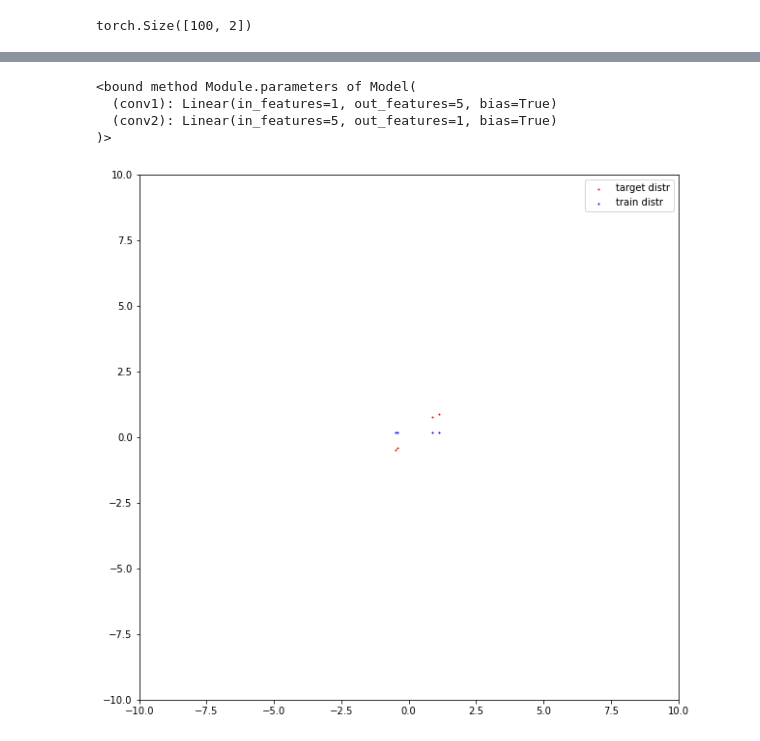
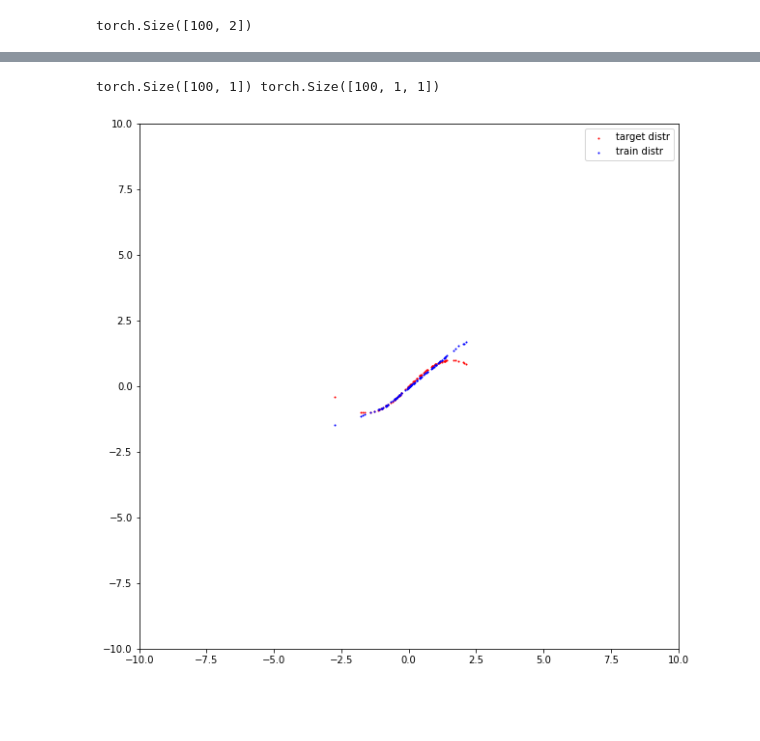
Before and after one commit to levhojoyan/Sirius2021, a Jupyter notebook: NeuralWithWeights.ipynb, the cells around one changed output, grey strips where cells are left out. Drawn from its saved outputs; the diff is of its cells as text; code cells hidden in the pictures; blank space fills up the shorter version.

```diff
--- a/NeuralWithWeights.ipynb
+++ b/NeuralWithWeights.ipynb
@@ -55,4 +55,4 @@ class RandomDataset(torch.utils.data.Dataset):
         return len(self.x)
 
     def __getitem__(self, idx):
-        return {'sample': torch.tensor(self.x[idx,:], dtype=torch.float), 'target': self.y[idx]}
+        return {'sample': torch.tensor(self.x[idx], dtype=torch.float), 'target': self.y[idx]}
@@ -60,0 +59,3 @@ our_dataset = RandomDataset(sample_2d[:, 0].unsqueeze(1), sample_2d[:, 1])
+# %%
+our_dataset = RandomDataset(x_s, f_s)
+print(sample_2d.shape, x_s.shape)
@@ -73,14 +76,16 @@ class Model(nn.Module):
     def __init__(self):
         super(Model, self).__init__()
         self.conv1 = nn.Linear(1, 5) # the simpliest
+        # self.conv1 = nn.Linear(5, 5) # the simpliest
         self.conv2 = nn.Linear(5, 1)
 
     def forward(self, x):
+      x = self.before_linear_mixture(x)
+      return self.conv2(x)
+
+    def before_linear_mixture(self, x):
       x = F.relu(self.conv1(x))
-      return self.conv2(x)
+      return x
-# %%
-def mse(y_true, y_pred):
-  return torch.sum((y_pred - batch_y)**2)
 # %%
 dataloader = torch.utils.data.DataLoader(our_dataset, batch_size=4)
 train_size = int(sample_size * 0.7)
@@ -112,33 +120,33 @@ tensor(8.6646) tensor([[0.6736],
 # %%
 optimizer = torch.optim.Adam(model.parameters(), lr=0.05)
-# %%
-model.parameters
-# %% [output]
-<bound method Module.parameters of Model(
-  (conv1): Linear(in_features=1, out_features=5, bias=True)
-  (conv2): Linear(in_features=5, out_features=1, bias=True)
-)>
 # %%
-i = 0
-for x_train, y_train in tqdm(dataloader): # берем батч из трейн лоадера
-    x_train = batch['sample']
-    y_train = batch['target']
+|i = 0
+for epoch in range(11):
+  for x_train, y_train in tqdm(dataloader): # берем батч из трейн лоадера
+      x_train = batch['sample']
+      y_train = batch['target']
 
-    print(x_train)
-    y_pred = model(x_train) # делаем предсказания
-    loss = torch.nn.MSELoss()(y_pred, y_train) # считаем лосс
-    loss.backward() # считаем градиенты обратным проходом
-    optimizer.step() # обновляем параметры сети
-    optimizer.zero_grad() # обнуляем посчитанные градиенты параметров
-    i += 1
+      print(x_train)
+      y_pred = model(x_train) # делаем предсказания
+      loss = torch.nn.MSELoss()(y_pred, y_train) # считаем лосс
+      loss.backward() # считаем градиенты обратным проходом
+      optimizer.step() # обновляем параметры сети
+      optimizer.zero_grad() # обнуляем посчитанные градиенты параметров
+      i += 1
 
-    if i % 5 == 0:
-      # plot pdfs
-      clear_output(True)
-      plt.figure(figsize=(10, 10))
-      plot_2d_dots(torch.cat((x_train, y_train.unsqueeze(1)), 1), color='r', label='target distr')
-      plot_2d_dots(torch.cat((x_train, y_pred.detach()), 1), color='b', label='train distr')
-      plt.legend()
-      plt.show()
+      if i % 5 == 0:
+        # plot pdfs
+        clear_output(True)
+        plt.figure(figsize=(10, 10))
+
+        total_pred = model(x_s.unsqueeze(1))
+        total_pred.detach_()
+        print(x_s.shape, total_pred.shape)
+
+        plot_2d_dots(sample_2d, color='r', label='target distr')
+        plot_2d_dots(torch.cat((x_s.unsqueeze(1), total_pred), 1), color='b', label='train distr')
+        plt.legend()
+        plt.show()
 # %% [output]
+torch.Size([100, 1]) torch.Size([100, 1, 1])
-[figure, old version]
+[figure, new version]
```
Also changed, not shown: parts of 12 cells of this notebook.
